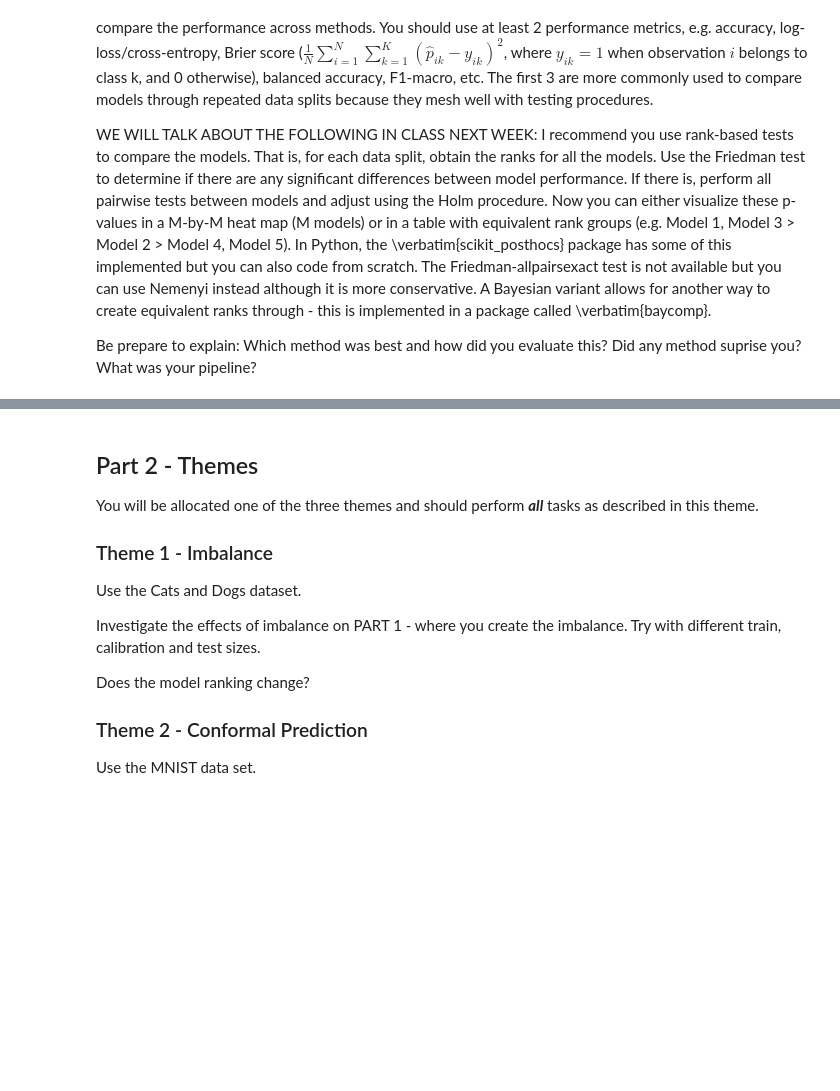
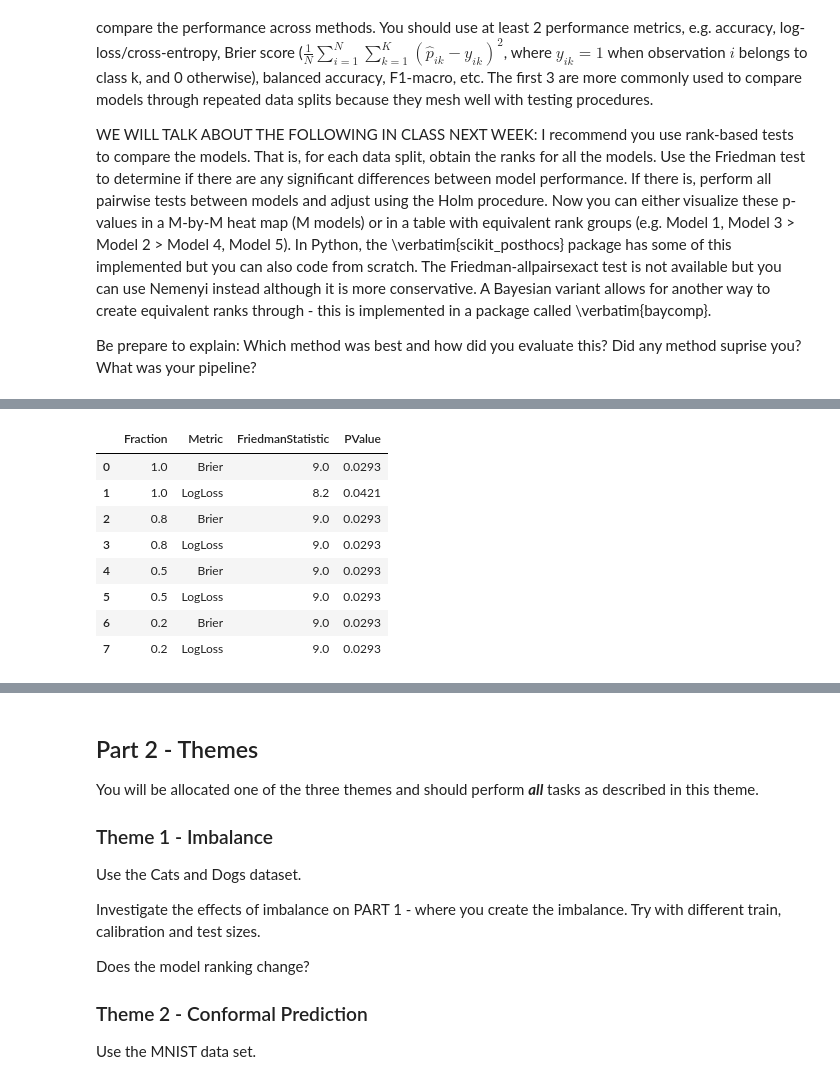
Before and after one commit to CleosCleopatra/big_data_3, a Jupyter notebook: project3Py.ipynb, the cells around one changed output, grey strips where cells are left out. Saved outputs shown, nothing was run; the diff lists cells and outputs as text; code cells hidden in the pictures; blank space fills up the shorter version.

```diff
--- a/project3Py.ipynb
+++ b/project3Py.ipynb
@@ -469,50 +478,48 @@ P-values (Lower Triangular):
 # %%
-
-fig = plt.figure(figsize = (10,7))
-brier_1_df = pd.DataFrame(brier_1, columns=["LDA", "LogisticRegression", "RF", "KNN"])
-brier_08_df = pd.DataFrame(brier_08, columns=["LDA", "LogisticRegression", "RF", "KNN"])
-brier_05_df = pd.DataFrame(brier_05, columns=["LDA","LogisticRegression", "RF", "KNN"])
-
-
-brier_1_df["Fractions"] = "1.0"
-brier_08_df["Fractions"] = "0.8"
-brier_05_df["Fractions"] = "0.5"
-
-combined_data = pd.concat([brier_1_df, brier_08_df, brier_05_df], ignore_index=True)
-
-plot_data = combined_data.melt(
-    id_vars = "Fractions",
-    var_name = "Model",
-    value_name = "Score"
+# Rank models within each repeated split and sample fraction.
+# Lower Brier and lower log-loss are better, so ascending rank is used.
+part1_results_df["RankBrier"] = (
+    part1_results_df
+    .groupby(["Fraction", "Repeat"])["Brier"]
+    .rank(ascending=True, method="average")
 )
 
-sns.boxplot(x = "Fractions", y="Score", data=plot_data, hue = "Model", palette="Set2")
-plt.title("UHUH")
-plt.show()
-
-
-
-
-fig = plt.figure(figsize = (10,7))
-log_loss_1_df = pd.DataFrame(log_loss_1, columns=["LDA", "LogisticRegression", "RF", "KNN"])
-log_loss_08_df = pd.DataFrame(log_loss_08, columns=["LDA", "LogisticRegression", "RF", "KNN"])
-log_loss_05_df = pd.DataFrame(log_loss_05, columns=["LDA","LogisticRegression", "RF", "KNN"])
-
-
-log_loss_1_df["Fractions"] = "1.0"
-log_loss_08_df["Fractions"] = "0.8"
-log_loss_05_df["Fractions"] = "0.5"
-
-combined_data_log_loss = pd.concat([log_loss_1_df, log_loss_08_df, log_loss_05_df], ignore_index=True)
-
-
-plot_data_log_loss = combined_data_log_loss.melt(
-    id_vars = "Fractions",
-    var_name = "Model",
-    value_name = "Score"
+part1_results_df["RankLogLoss"] = (
+    part1_results_df
+    .groupby(["Fraction", "Repeat"])["LogLoss"]
+    .rank(ascending=True, method="average")
 )
 
-sns.boxplot(x = "Fractions", y="Score", data=plot_data_log_loss, hue = "Model", palette="Set2")
-plt.title("UHUH")
-plt.show()
+rank_summary = (
+    part1_results_df
+    .groupby(["Fraction", "Model"], as_index=False)
+    .agg(
+        MeanRankBrier=("RankBrier", "mean"),
+        MeanRankLogLoss=("RankLogLoss", "mean")
+    )
+    .sort_values(["Fraction", "MeanRankLogLoss"], ascending=[False, True])
+)
+
+friedman_rows = []
+
+for fraction_used in sorted(part1_results_df["Fraction"].unique(), reverse=True):
+    subset = part1_results_df[part1_results_df["Fraction"] == fraction_used]
+
+    for metric in ["Brier", "LogLoss"]:
+        wide = subset.pivot(index="Repeat", columns="Model", values=metric)
+        stat, p_value = friedmanchisquare(
+            *[wide[model_name] for model_name in wide.columns]
+        )
+
+        friedman_rows.append({
+            "Fraction": fraction_used,
+            "Metric": metric,
+            "FriedmanStatistic": stat,
+            "PValue": p_value
+        })
+
+friedman_df = pd.DataFrame(friedman_rows)
+
+display(rank_summary.round(4))
+display(friedman_df.round(4))
 # %% [output]
@@ -521 +543,10 @@ plt.show()
+|  | Fraction | Metric | FriedmanStatistic | PValue |
+| 0 | 1.0 | Brier | 9.0 | 0.0293 |
+| 1 | 1.0 | LogLoss | 8.2 | 0.0421 |
+| 2 | 0.8 | Brier | 9.0 | 0.0293 |
+| 3 | 0.8 | LogLoss | 9.0 | 0.0293 |
+| 4 | 0.5 | Brier | 9.0 | 0.0293 |
+| 5 | 0.5 | LogLoss | 9.0 | 0.0293 |
+| 6 | 0.2 | Brier | 9.0 | 0.0293 |
+| 7 | 0.2 | LogLoss | 9.0 | 0.0293 |
 # %%
```
Also changed, not shown: parts of 11 cells of this notebook.
